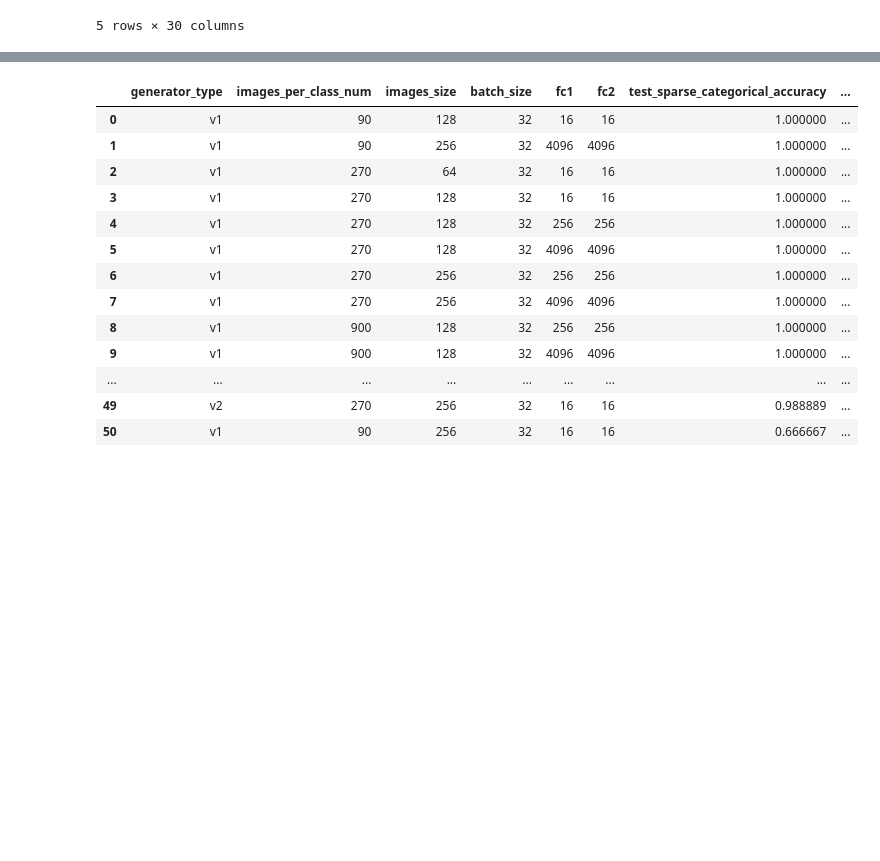
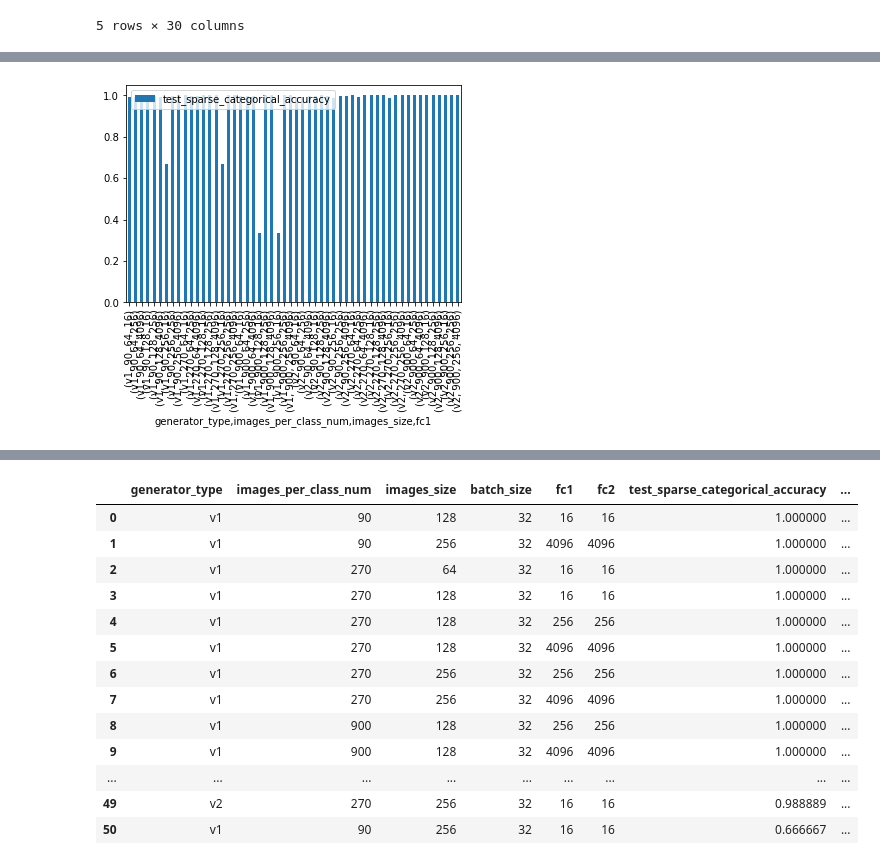
Before and after one commit to paldynaagata/Recognition-of-the-Wigner-caustic-of-ovals, a Jupyter notebook: images_classification/notebooks/vgg16_results_analysis.ipynb, the cells around one changed output, grey strips where cells are left out. Drawn from its saved outputs; the diff is of its cells as text; code cells hidden in the pictures; blank space fills up the shorter version.

```diff
--- a/images_classification/notebooks/vgg16_results_analysis.ipynb
+++ b/images_classification/notebooks/vgg16_results_analysis.ipynb
@@ -17,0 +77,5 @@ results_df.head()
+# %%
+results_df.groupby(by = ["generator_type", "images_per_class_num", "images_size", "fc1"]).max(["test_sparse_categorical_accuracy"])[["test_sparse_categorical_accuracy"]].plot.bar()
+plt.show()
+# %% [output]
+[figure, added]
```
Also changed, not shown: parts of 21 cells of this notebook.
